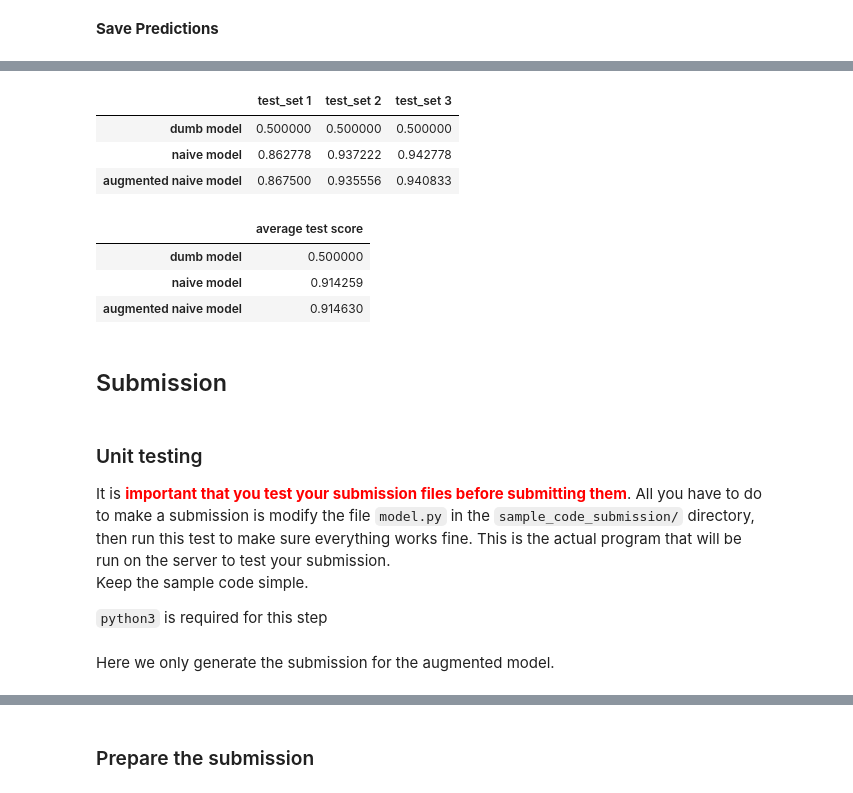
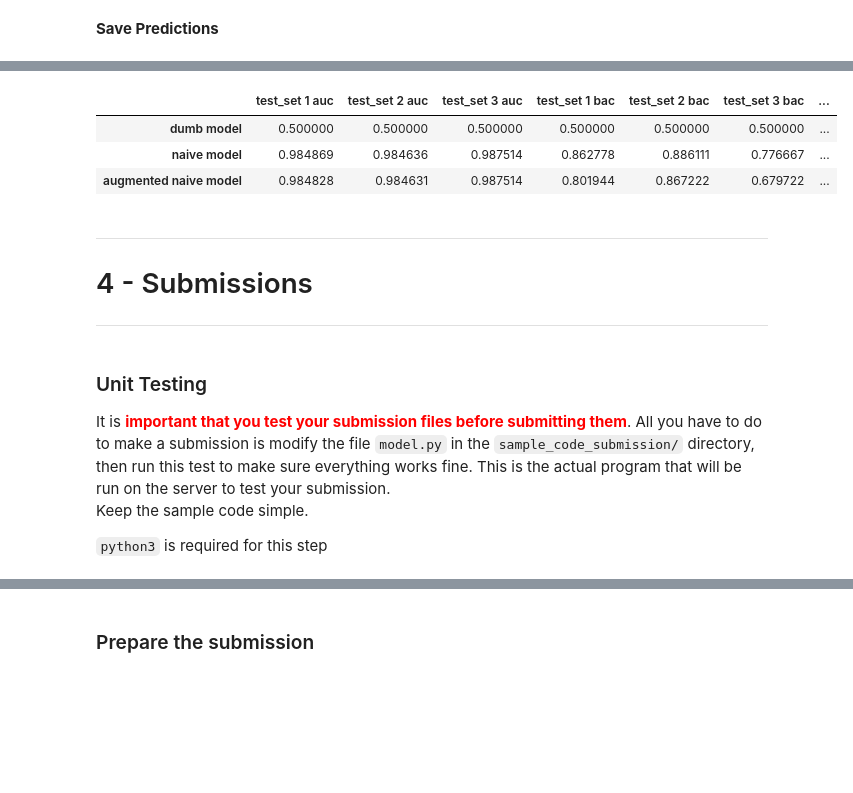
Before and after one commit to ihsaan-ullah/fair-universe, a Jupyter notebook: starting_kit/README.ipynb, the cells around one changed output, grey strips where cells are left out. Saved outputs shown, nothing was run; the diff lists cells and outputs as text; code cells hidden in the pictures; blank space fills up the shorter version.

```diff
--- a/starting_kit/README.ipynb
+++ b/starting_kit/README.ipynb
@@ -364,7 +376,7 @@ trained_augmented_naive_model_name = model_dir + data_name + "_augmented_naive"
 # %% [markdown]
 **Get Predictions**
 # %%
-aug_nb_Y_hat_tests = []
+aug_nb_Y_hat_tests, aug_nb_Y_hat_score_tests = [], []
 for index, _ in enumerate(X_Trains):
 
     # Load Model
@@ -376,6 +388,8 @@ for index, _ in enumerate(X_Trains):
 
     # Get Predictions
     aug_nb_Y_hat_tests.append(augmented_naive_bayes_model.predict(X_Tests[index]))
+    # Get Scores
+    aug_nb_Y_hat_score_tests.append(augmented_naive_bayes_model.predict_score(X_Tests[index]))
 # %% [markdown]
 **Save Model**
 # %%
@@ -392,11 +406,18 @@ if not os.path.exists(predictions_dir):
     os.mkdir(predictions_dir)
 
 
-for index, aug_nb_Y_hat_test in enumerate(aug_nb_Y_hat_tests) :
-    # result file name
-    result_name = os.path.join(predictions_dir, "test_"+ str(index+1) + ".predictions")
-    # save result
-    write(result_name, aug_nb_Y_hat_test)
+for index, _ in enumerate(aug_nb_Y_hat_tests) :
+    # prediction file name
+    prediction_name = os.path.join(predictions_dir, "test_"+ str(index+1) + ".predictions")
+
+    # score file name
+    score_name = os.path.join(predictions_dir, "test_"+ str(index+1) + ".scores")
+
+    # save prediction
+    write(prediction_name, aug_nb_Y_hat_tests[index])
+
+    # save score
+    write(score_name, aug_nb_Y_hat_score_tests[index])
 # %%
 # boundary_decisions_plot = show_boundary_decisions(my_augmented_model,
 #                                                   pd.concat(train_sets_list),
@@ -446,2 +463,5 @@ Using scoring metric: auc_score
+# %%
+# Test labels
+Y_Tests = [test_set["labels"] for test_set in test_sets]
 # %%
 
@@ -469,34 +500,36 @@ for index in range(len(dumb_Y_hat_tests)) :
-# %%
-score_df = pd.DataFrame([dumb_scores, naive_scores, augmented_naive_scores],
-                        index = ["dumb model", "naive model","augmented naive model"],
-                        columns = ["test_set 1","test_set 2","test_set 3"])
-score_df.to_csv("scoring_output/individual_test_scores.csv")
-score_df
-# %% [output]
-|  | test_set 1 | test_set 2 | test_set 3 |
-| dumb model | 0.500000 | 0.500000 | 0.500000 |
-| naive model | 0.862778 | 0.937222 | 0.942778 |
-| augmented naive model | 0.867500 | 0.935556 | 0.940833 |
-# %%
-average_test_score = pd.DataFrame([np.mean(dumb_scores),np.mean(naive_scores), np.mean(augmented_naive_scores)],
-                                  index = ["dumb model", "naive model","augmented naive model"],
-                                  columns=["average test score"])
-average_test_score.to_csv("scoring_output/average_test_scores.csv")
-average_test_score
-# %% [output]
-|  | average test score |
-| dumb model | 0.500000 |
-| naive model | 0.914259 |
-| augmented naive model | 0.914630 |
-# %% [markdown]
-## Submission
+# %%
+score_df = pd.DataFrame({
+        "test_set 1 auc": auc_scores[0],
+        "test_set 2 auc": auc_scores[1],
+        "test_set 3 auc": auc_scores[2],
+        "test_set 1 bac": bac_scores[0],
+        "test_set 2 bac": bac_scores[1],
+        "test_set 3 bac": bac_scores[2]
+    },index = [
+        "dumb model",
+        "naive model",
+        "augmented naive model"
+    ]
+)
+
+score_df["avg_auc"] = score_df.iloc[:, 0:3].mean(axis=1)
+score_df["avg_bac"] = score_df.iloc[:, 3:6].mean(axis=1)
+score_df.to_csv("scoring_output/test_scores.csv")
+score_df
+# %% [output]
+|  | test_set 1 auc | test_set 2 auc | test_set 3 auc | test_set 1 bac | test_set 2 bac | test_set 3 bac | ... |
+| dumb model | 0.500000 | 0.500000 | 0.500000 | 0.500000 | 0.500000 | 0.500000 | ... |
+| naive model | 0.984869 | 0.984636 | 0.987514 | 0.862778 | 0.886111 | 0.776667 | ... |
+| augmented naive model | 0.984828 | 0.984631 | 0.987514 | 0.801944 | 0.867222 | 0.679722 | ... |
+# %% [markdown]
+***
+# 4 - Submissions
+***
 # %% [markdown]
-### Unit testing
+### Unit Testing
 
 It is <b><span style="color:red">important that you test your submission files before submitting them</span></b>. All you have to do to make a submission is modify the file <code>model.py</code> in the <code>sample_code_submission/</code> directory, then run this test to make sure everything works fine. This is the actual program that will be run on the server to test your submission.
 <br>
 Keep the sample code simple.<br>
 
 <code>python3</code> is required for this step
-# %% [markdown]
-Here we only generate the submission for the augmented model.
```
Also changed, not shown: parts of 31 cells of this notebook, 13 other files.
